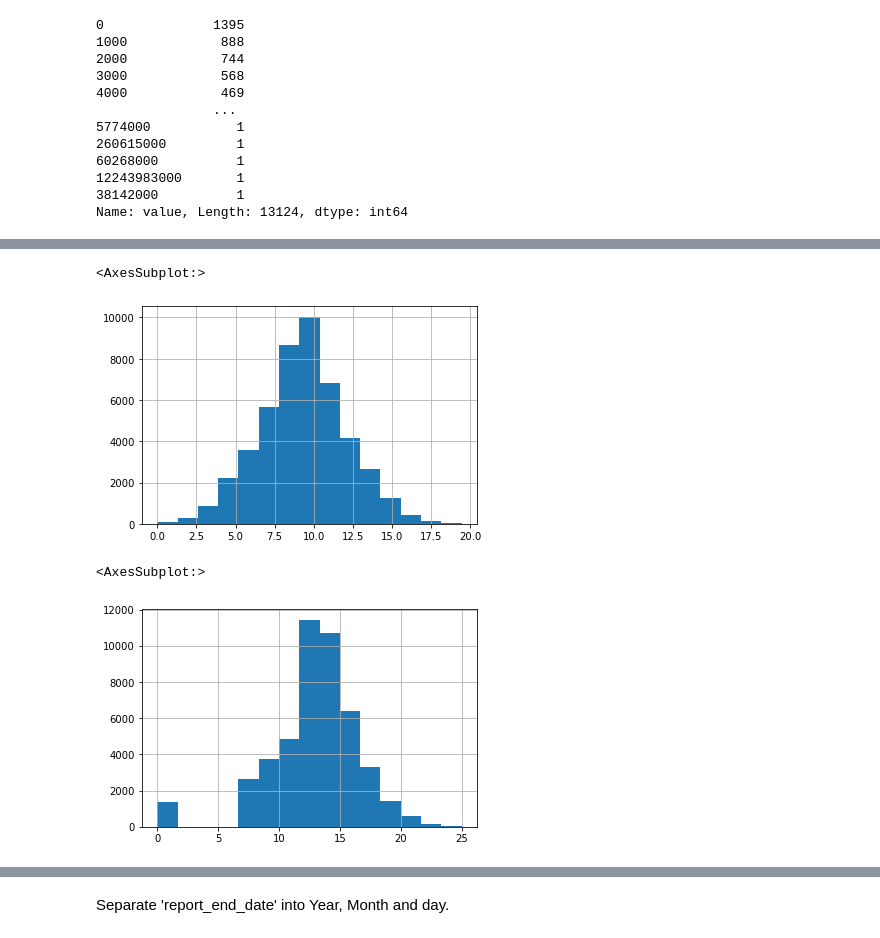
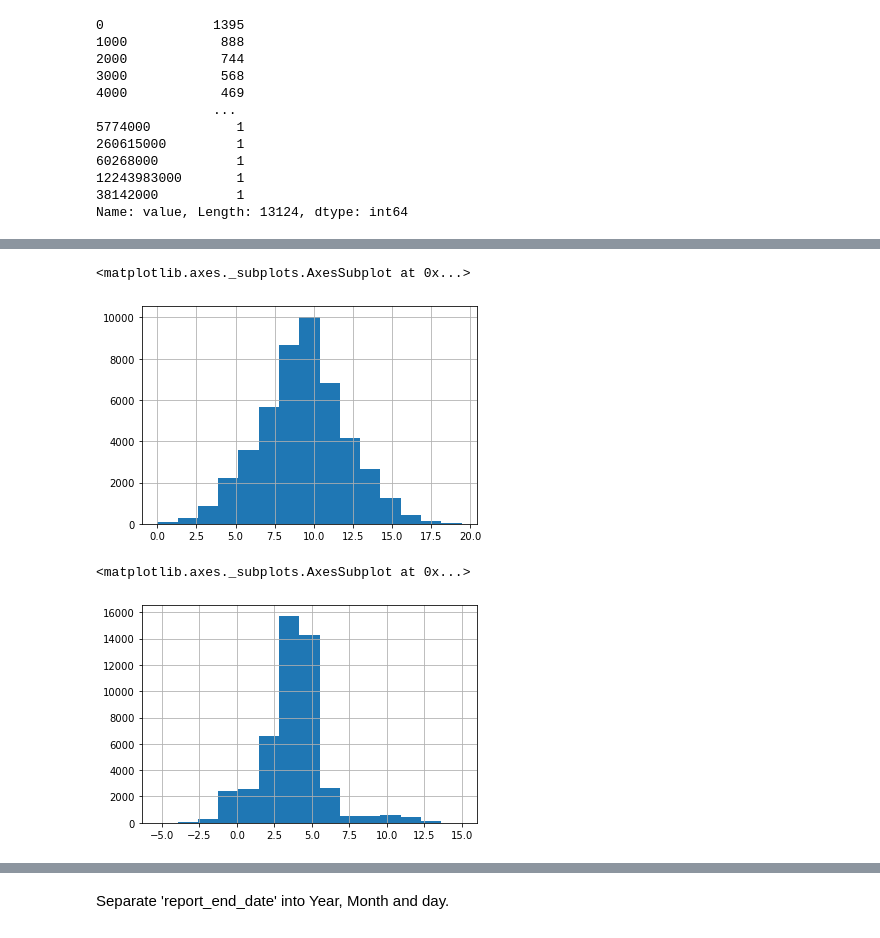
Before and after one commit to lgov/kul_mda_barbados, a Jupyter notebook: exploratory/exploratory_data_analysis.ipynb, the cells around one changed output, grey strips where cells are left out. Saved outputs shown, nothing was run; the diff lists cells and outputs as text; code cells hidden in the pictures.

```diff
--- a/exploratory/exploratory_data_analysis.ipynb
+++ b/exploratory/exploratory_data_analysis.ipynb
@@ -235,0 +216,3 @@ Because of the skewed characteristics of the data in columns, we normalise the d
+# %%
+df['value_log'] = df['value'].apply(lambda x: np.log(x) if x != 0 else 0)
+df['value_log'].hist(bins=15)
@@ -236,12 +222,12 @@ Because of the skewed characteristics of the data in columns, we normalise the d
 # %%
-df['sshPrnamt'] = df['sshPrnamt'].apply(lambda x: np.log(x) if x != 0 else 0)
-df['sshPrnamt'].hist(bins=15)
+df['sshPrnamt_log'] = df['sshPrnamt'].apply(lambda x: np.log(x) if x != 0 else 0)
+df['sshPrnamt_log'].hist(bins=15)
 # %% [output]
-<AxesSubplot:>
+<matplotlib.axes._subplots.AxesSubplot at 0x...>
 [figure]
 # %%
-df['value'] = df['value'].apply(lambda x: np.log(x) if x != 0 else 0)
-df['value'].hist(bins=15)
+df['valuePerShare_log'] = df['value_per_share'].apply(lambda x: np.log(x) if x != 0 else 0)
+df['valuePerShare_log'].hist(bins=15)
 # %% [output]
-<AxesSubplot:>
+<matplotlib.axes._subplots.AxesSubplot at 0x...>
-[figure, old version]
+[figure, new version]
```
Also changed, not shown: parts of 21 cells of this notebook.
